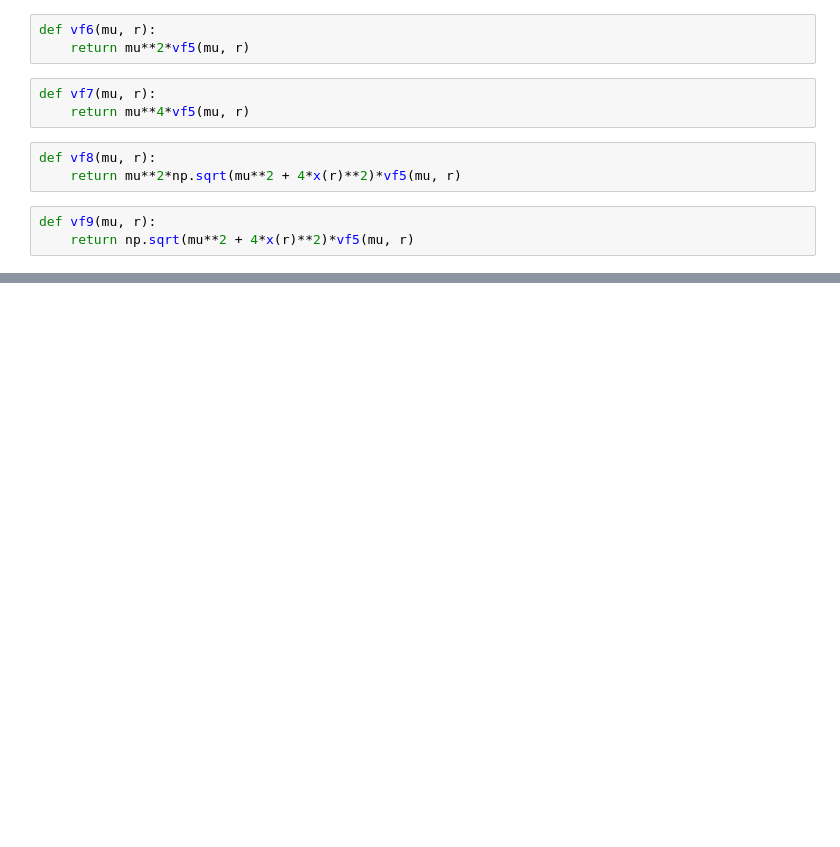
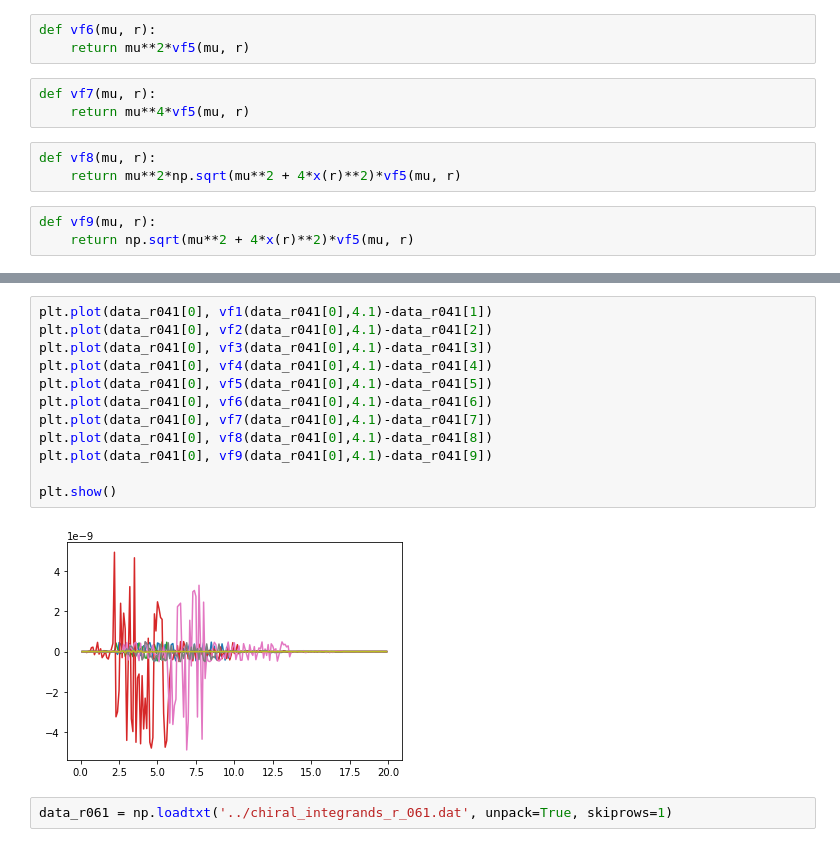
Before and after one commit to rnavarroperez/nn-scattering-fit, a Jupyter notebook: src/notebooks/chiral_integrals.ipynb, the cells around one changed output, grey strips where cells are left out. Saved outputs shown, nothing was run; the diff lists cells and outputs as text; blank space fills up the shorter version.

```diff
--- a/src/notebooks/chiral_integrals.ipynb
+++ b/src/notebooks/chiral_integrals.ipynb
@@ -60,0 +380,16 @@ for r in np.arange(0.1,14.1,2):
+# %%
+plt.plot(data_r041[0], vf1(data_r041[0],4.1)-data_r041[1])
+plt.plot(data_r041[0], vf2(data_r041[0],4.1)-data_r041[2])
+plt.plot(data_r041[0], vf3(data_r041[0],4.1)-data_r041[3])
+plt.plot(data_r041[0], vf4(data_r041[0],4.1)-data_r041[4])
+plt.plot(data_r041[0], vf5(data_r041[0],4.1)-data_r041[5])
+plt.plot(data_r041[0], vf6(data_r041[0],4.1)-data_r041[6])
+plt.plot(data_r041[0], vf7(data_r041[0],4.1)-data_r041[7])
+plt.plot(data_r041[0], vf8(data_r041[0],4.1)-data_r041[8])
+plt.plot(data_r041[0], vf9(data_r041[0],4.1)-data_r041[9])
+
+plt.show()
+# %% [output]
+[figure, added]
+# %%
+data_r061 = np.loadtxt('../chiral_integrands_r_061.dat', unpack=True, skiprows=1)
```
Also changed, not shown: parts of 39 cells of this notebook.
